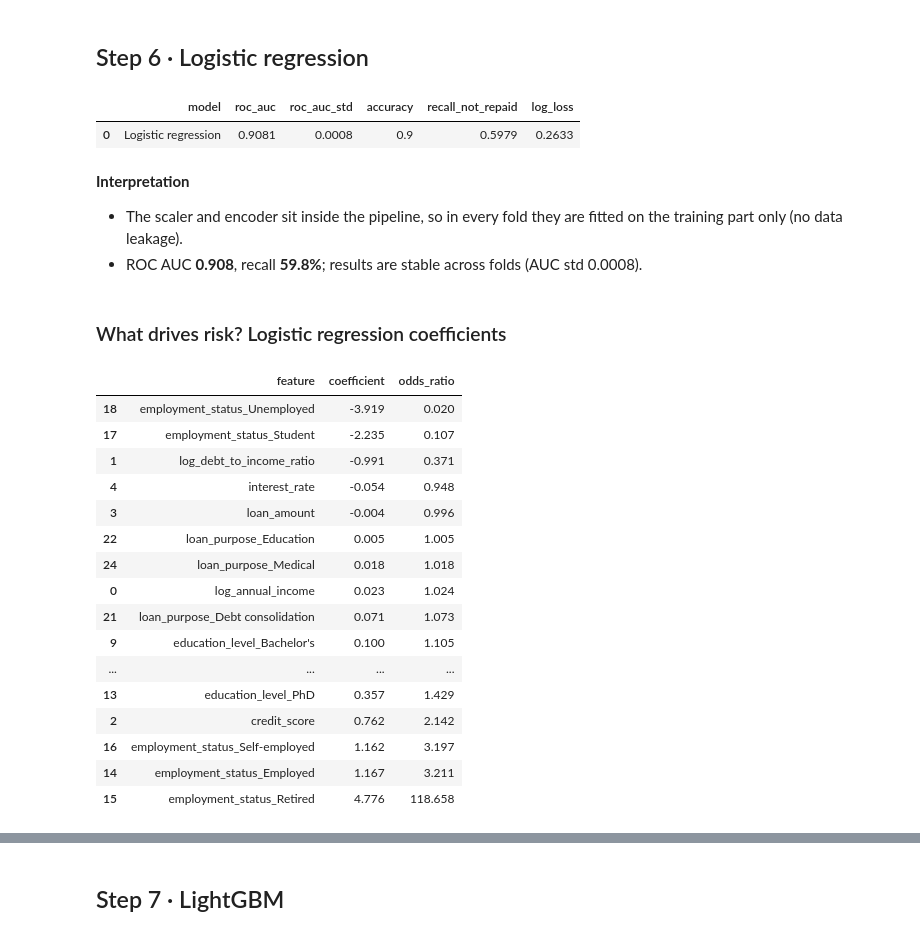
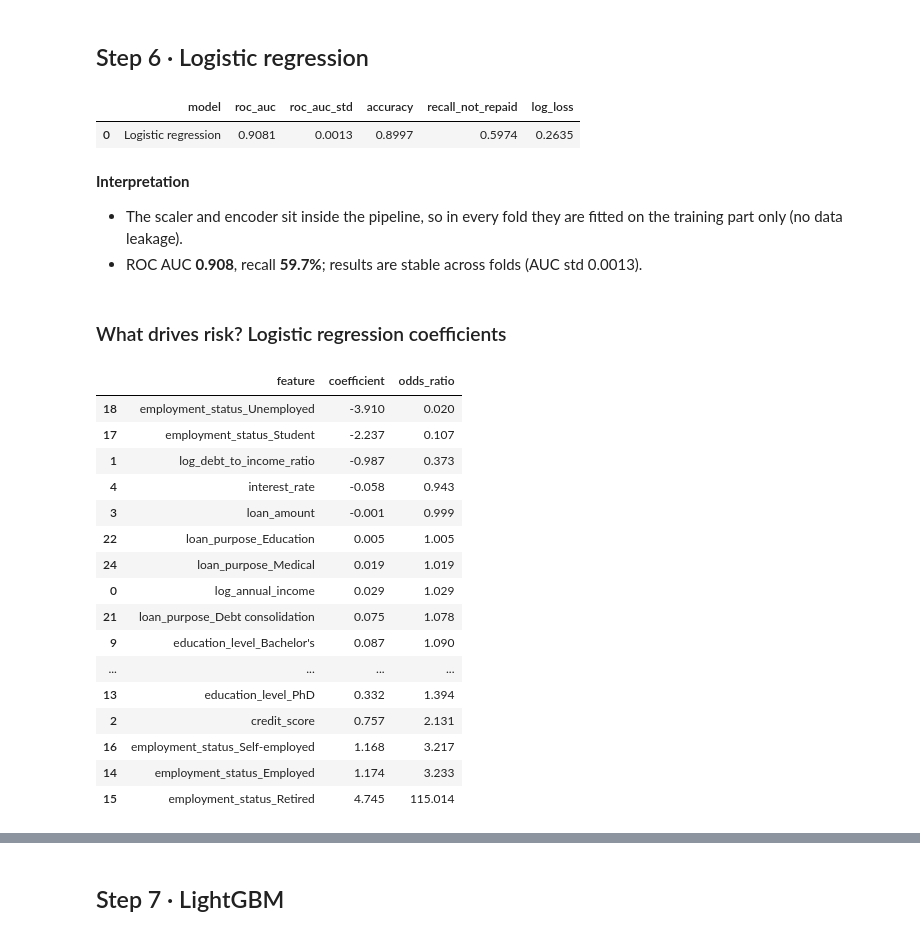
Before and after one commit to ZiyanChen1/predicting-loan-payback, a Jupyter notebook: 02_modeling.ipynb, the cells around one changed output, grey strips where cells are left out. Drawn from its saved outputs; the diff is of its cells as text; code cells hidden in the pictures.

```diff
--- a/02_modeling.ipynb
+++ b/02_modeling.ipynb
@@ -38,0 +38,20 @@ repaid rate: 79.88 %
+# %%
+data = pd.read_csv(DATA_DIR / "train_clean.csv")
+kaggle_test = pd.read_csv(DATA_DIR / "test_clean.csv")
+
+train_df, test_df = train_test_split(data, test_size=0.20, stratify=data[TARGET], random_state=42)
+train_df, val_df = train_test_split(train_df, test_size=0.25, stratify=train_df[TARGET], random_state=42)
+
+y_train, y_val, y_test = train_df[TARGET], val_df[TARGET], test_df[TARGET]
+
+split_table = pd.DataFrame({
+    "set": ["Training", "Validation", "Test (held-out)", "Kaggle test (no labels)"],
+    "rows": [len(train_df), len(val_df), len(test_df), len(kaggle_test)],
+    "share_of_labeled_%": [round(len(d) / len(data) * 100, 1) for d in (train_df, val_df, test_df)] + [None],
+    "repaid_rate_%": [round(d[TARGET].mean() * 100, 2) for d in (train_df, val_df, test_df)] + [None],
+    "used_for": ["Fit models; 5-fold CV to compare them",
+                 "Choose the approve / review / decline cutoffs",
+                 "Report final results once",
+                 "Kaggle submission only"],
+})
+display(split_table)
@@ -146,46 +185,46 @@ logreg = Pipeline([
     ("model", LogisticRegression(max_iter=1000)),
 ])
 
-display(evaluate("Logistic regression", logreg, train[LR_NUM + LR_CAT]))
+display(evaluate("Logistic regression", logreg, train_df[LR_NUM + LR_CAT]))
 # %% [output]
 |  | model | roc_auc | roc_auc_std | accuracy | recall_not_repaid | log_loss |
-| 0 | Logistic regression | 0.9081 | 0.0008 | 0.9 | 0.5979 | 0.2633 |
+| 0 | Logistic regression | 0.9081 | 0.0013 | 0.8997 | 0.5974 | 0.2635 |
 # %% [markdown]
 **Interpretation**
 - The scaler and encoder sit inside the pipeline, so in every fold they are fitted on the training part only (no data leakage).
-- ROC AUC **0.908**, recall **59.8%**; results are stable across folds (AUC std 0.0008).
+- ROC AUC **0.908**, recall **59.7%**; results are stable across folds (AUC std 0.0013).
 # %% [markdown]
 ### What drives risk? Logistic regression coefficients
 # %%
-logreg.fit(train[LR_NUM + LR_CAT], y)
+logreg.fit(train_df[LR_NUM + LR_CAT], y_train)
 
 names = logreg.named_steps["prep"].get_feature_names_out()
 coefs = logreg.named_steps["model"].coef_[0]
 
 coef_table = pd.DataFrame({"feature": names, "coefficient": coefs})
 coef_table["feature"] = coef_table["feature"].str.replace("num__", "").str.replace("cat__", "")
 coef_table["odds_ratio"] = np.exp(coef_table["coefficient"])
 coef_table = coef_table.sort_values("coefficient")
 
 display(coef_table.round(3))
 # %% [output]
 |  | feature | coefficient | odds_ratio |
-| 18 | employment_status_Unemployed | -3.919 | 0.020 |
-| 17 | employment_status_Student | -2.235 | 0.107 |
-| 1 | log_debt_to_income_ratio | -0.991 | 0.371 |
-| 4 | interest_rate | -0.054 | 0.948 |
-| 3 | loan_amount | -0.004 | 0.996 |
+| 18 | employment_status_Unemployed | -3.910 | 0.020 |
+| 17 | employment_status_Student | -2.237 | 0.107 |
+| 1 | log_debt_to_income_ratio | -0.987 | 0.373 |
+| 4 | interest_rate | -0.058 | 0.943 |
+| 3 | loan_amount | -0.001 | 0.999 |
 | 22 | loan_purpose_Education | 0.005 | 1.005 |
-| 24 | loan_purpose_Medical | 0.018 | 1.018 |
-| 0 | log_annual_income | 0.023 | 1.024 |
-| 21 | loan_purpose_Debt consolidation | 0.071 | 1.073 |
-| 9 | education_level_Bachelor's | 0.100 | 1.105 |
+| 24 | loan_purpose_Medical | 0.019 | 1.019 |
+| 0 | log_annual_income | 0.029 | 1.029 |
+| 21 | loan_purpose_Debt consolidation | 0.075 | 1.078 |
+| 9 | education_level_Bachelor's | 0.087 | 1.090 |
 | ... | ... | ... | ... |
-| 13 | education_level_PhD | 0.357 | 1.429 |
-| 2 | credit_score | 0.762 | 2.142 |
-| 16 | employment_status_Self-employed | 1.162 | 3.197 |
-| 14 | employment_status_Employed | 1.167 | 3.211 |
-| 15 | employment_status_Retired | 4.776 | 118.658 |
+| 13 | education_level_PhD | 0.332 | 1.394 |
+| 2 | credit_score | 0.757 | 2.131 |
+| 16 | employment_status_Self-employed | 1.168 | 3.217 |
+| 14 | employment_status_Employed | 1.174 | 3.233 |
+| 15 | employment_status_Retired | 4.745 | 115.014 |
 # %%
 plt.figure(figsize=(9, 8))
 colors = ["#F58518" if c < 0 else "#4C78A8" for c in coef_table["coefficient"]]
```
Also changed, not shown: parts of 69 cells of this notebook, 20 other files.
